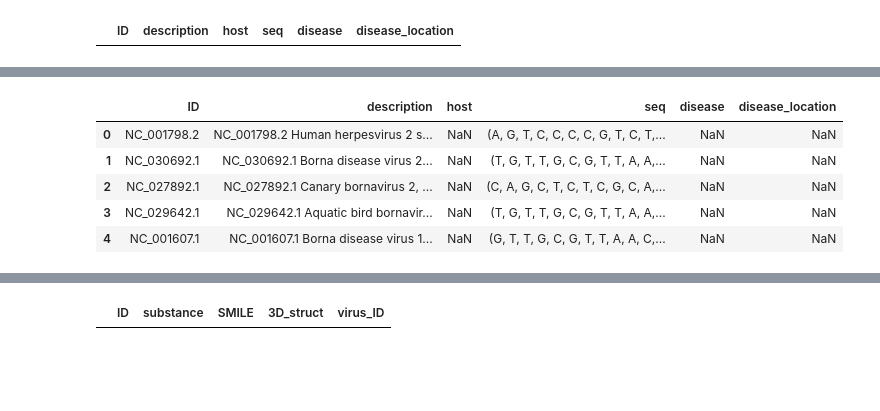
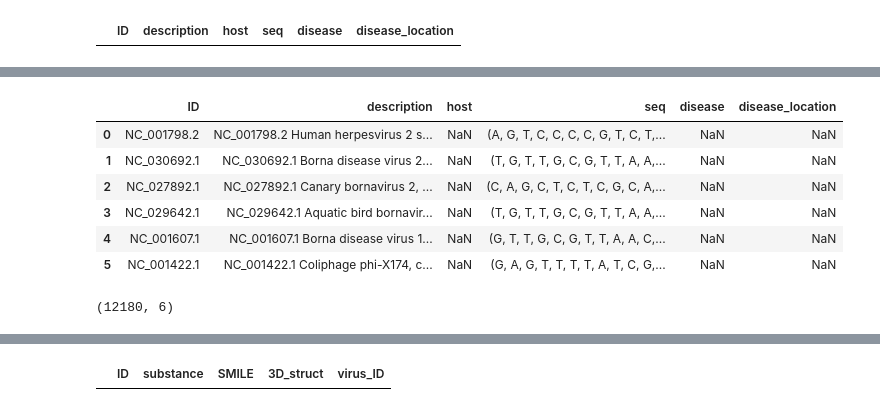
Before and after one commit to auriml/virus, a Jupyter notebook: Dataset_Build.ipynb, the cells around one changed output, grey strips where cells are left out. Cells and saved outputs as stored; diff of their text form; code cells hidden in the pictures; blank space fills up the shorter version.

Commit message:
Lectura de ficheros de virus y añadir informacion al dataframe

```diff
--- a/Dataset_Build.ipynb
+++ b/Dataset_Build.ipynb
@@ -14,6 +17,6 @@ df
 # %%
 #After downloading viral genomes from NCBI, then load viral seq in fasta format
 #This is only an example loading one of the files with n viral genomes in fasta, all files need to be loaded (TODO)
-for record in SeqIO.parse("viral.1.1.genomic.fna", 'fasta'):
-    print(record.description)
-    df = df.append({'ID': record.id, 'description': record.description, 'seq': record.seq }, ignore_index = True)
+#for record in SeqIO.parse("viral.1.1.genomic.fna", 'fasta'):
+#    print(record.description)
+#    df = df.append({'ID': record.id, 'description': record.description, 'seq': record.seq }, ignore_index = True)
@@ -26,0 +23,11 @@ NC_001422.1 Coliphage phi-X174, complete genome
+# %%
+#Ficheros .fna cargados y añadidos al DataFrame (en total tres ficheros)
+#El tiempo de ejecución es grande
+folder_path = "/Users/cr_sa/Desktop/virus-master/"
+fasta_paths = glob.glob(os.path.join(folder_path, '*.fna'))
+for files in fasta_paths:
+    print(files)
+    for record in SeqIO.parse(files, "fasta"):
+        #print("SEQUENCE LENGTH: %i" % len(record))
+        print(record.description)
+        df = df.append({'ID': record.id, 'description': record.description, 'seq': record.seq }, ignore_index = True)
@@ -27,11 +52,16 @@ NC_001422.1 Coliphage phi-X174, complete genome
 # %%
-df.head()
+df.head(6)
 # %% [output]
 |  | ID | description | host | seq | disease | disease_location |
 | 0 | NC_001798.2 | NC_001798.2 Human herpesvirus 2 s... | NaN | (A, G, T, C, C, C, C, G, T, C, T,... | NaN | NaN |
 | 1 | NC_030692.1 | NC_030692.1 Borna disease virus 2... | NaN | (T, G, T, T, G, C, G, T, T, A, A,... | NaN | NaN |
 | 2 | NC_027892.1 | NC_027892.1 Canary bornavirus 2, ... | NaN | (C, A, G, C, T, C, T, C, G, C, A,... | NaN | NaN |
 | 3 | NC_029642.1 | NC_029642.1 Aquatic bird bornavir... | NaN | (T, G, T, T, G, C, G, T, T, A, A,... | NaN | NaN |
 | 4 | NC_001607.1 | NC_001607.1 Borna disease virus 1... | NaN | (G, T, T, G, C, G, T, T, A, A, C,... | NaN | NaN |
+| 5 | NC_001422.1 | NC_001422.1 Coliphage phi-X174, c... | NaN | (G, A, G, T, T, T, T, A, T, C, G,... | NaN | NaN |
+# %%
+df.shape
+# %% [output]
+(12180, 6)
 # %%
 # Annotation of host: open 'viral.1.genomic.gbff.gz' using https://github.com/daler/gffutils and extract /host="Homo sapiens" (TODO)
```
Also changed, not shown: parts of 12 cells of this notebook.
